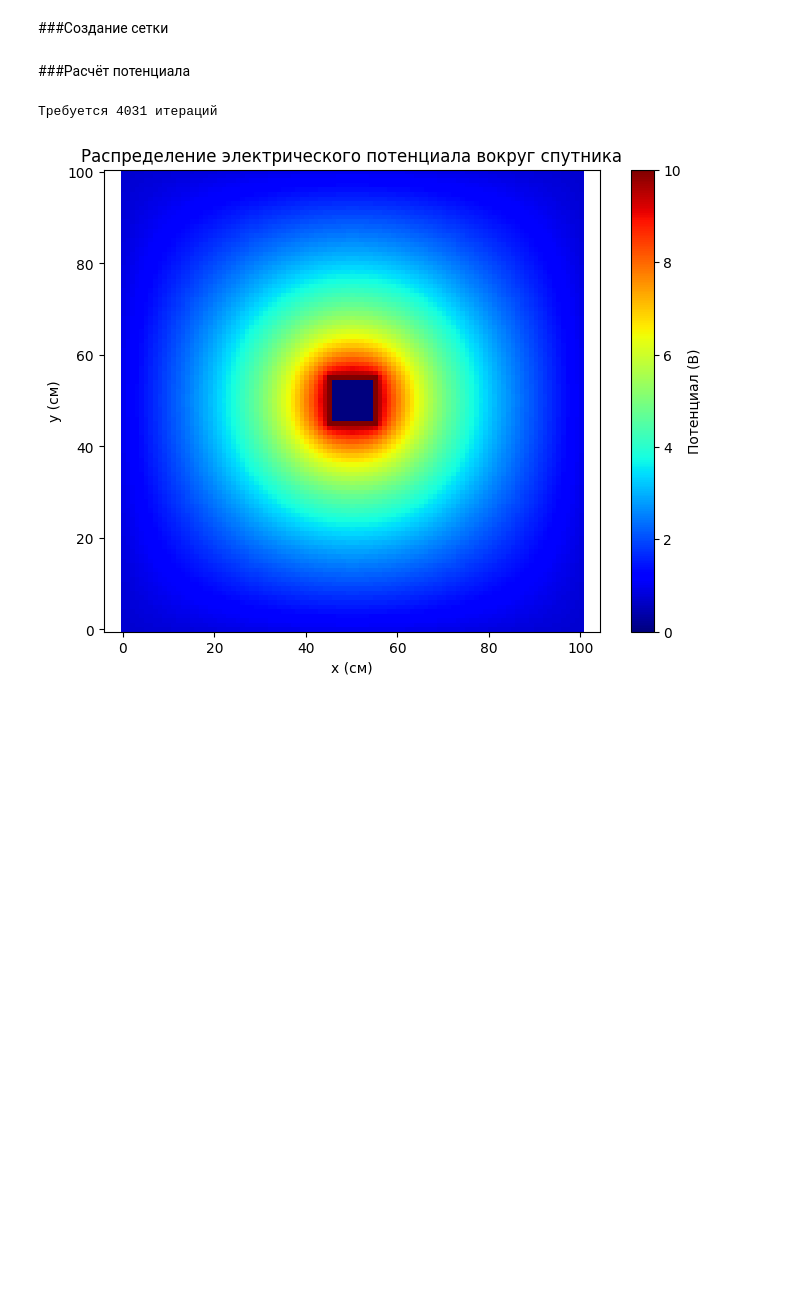
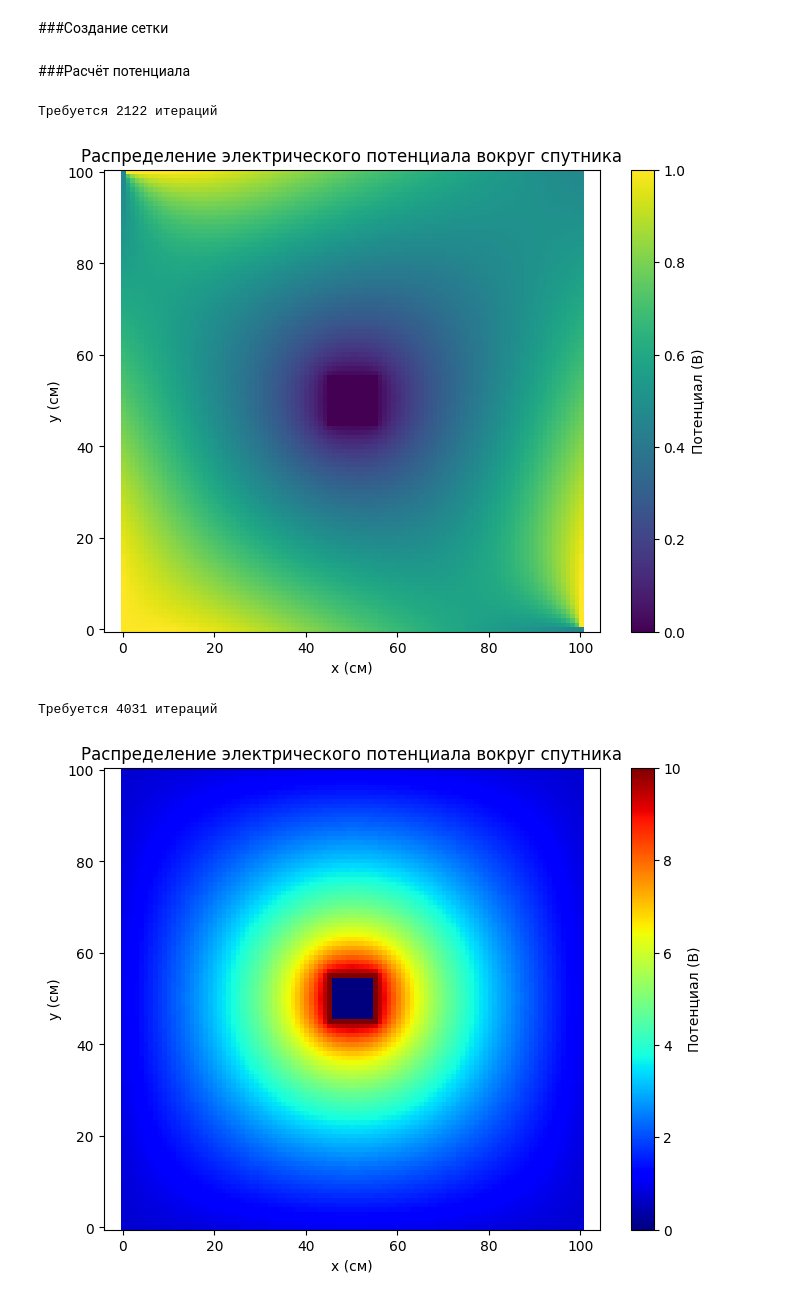
Before and after one commit to JamesBorned/learning-space-mod, a Jupyter notebook: electric_field_potential.ipynb, the cells around one changed output. Drawn from its saved outputs; the diff is of its cells as text; code cells hidden in the pictures; blank space fills up the shorter version.

```diff
--- a/electric_field_potential.ipynb
+++ b/electric_field_potential.ipynb
@@ -20,3 +20,17 @@ U = np.zeros((number_of_nodes, number_of_nodes))
 satellite_center = number_of_nodes // 2
 # %% [markdown]
 ###Расчёт потенциала
+# %%
+max_iter = 10000
+accuracy = 1e-4
+# %%
+def is_circle_satellite(x, y, satellite_center, satellite_radius):
+  inside_satellite_circle_radius = np.sqrt((i - satellite_center)**2 + (j - satellite_center)**2)
+
+  return inside_satellite_circle_radius < satellite_radius
+# %%
+def is_square_satellite_surface(x, y, satellite_center, satellite_radius):
+  y_distance = abs(i - satellite_center)
+  x_distance = abs(j - satellite_center)
+
+  return y_distance == satellite_radius or x_distance == satellite_radius
@@ -23,3 +48,46 @@ satellite_center = number_of_nodes // 2
+# %%
+def square_area_side_distance(satellite_radius, satellite_center, satellite_surface_potential):
+   square_area_side_distance = satellite_surface_potential * satellite_radius / np.sqrt(satellite_center * satellite_center + (i - satellite_radius) ** 2)
+
+   return square_area_side_distance
+# %%
+for iteration in range(max_iter):
+    U_prev = U.copy()
+
+    for i in range(1, number_of_nodes - 1):
+        for j in range(1, number_of_nodes - 1):
+            if is_circle_satellite(j, i, satellite_center, satellite_radius):
+                pass
+            else:
+                U[i, j] = 0.25 * (U_prev[i + 1, j] + U_prev[i - 1, j] +
+                                  U_prev[i, j + 1] + U_prev[i, j - 1])
+    for i in range(satellite_center - satellite_radius, satellite_center + satellite_radius + 1):
+      for j in range(satellite_center - satellite_radius, satellite_center + satellite_radius + 1):
+          if is_square_satellite_surface(j, i, satellite_center, satellite_radius):
+              U[i, j] = satellite_surface_potential
+          else:
+              U[i, j] = 0
+
+    for i in range(number_of_nodes):
+        U[0, i] = U[number_of_nodes-1, i] = U[i, 0] = U[i, number_of_nodes-1] = square_area_side_distance(satellite_radius, satellite_center, satellite_surface_potential)
+
+    if np.max(np.abs(U - U_prev)) < accuracy:
+        print(f"Требуется {iteration} итераций")
+        break
+
+# Визуализация
+plt.figure(figsize=(8, 6))
+plt.imshow(U)
+plt.colorbar(label='Потенциал (В)')
+plt.title('Распределение электрического потенциала вокруг спутника')
+plt.xlabel('x (см)')
+plt.ylabel('y (см)')
+plt.gca().invert_yaxis()
+plt.axis('equal')
+plt.show()
+# %% [output]
+Требуется 2122 итераций
+[figure, added]
 # %%
 # Итеративное решение уравнения Лапласа
 max_iter = 10000
```
Also changed, not shown: parts of 1 cell of this notebook.
